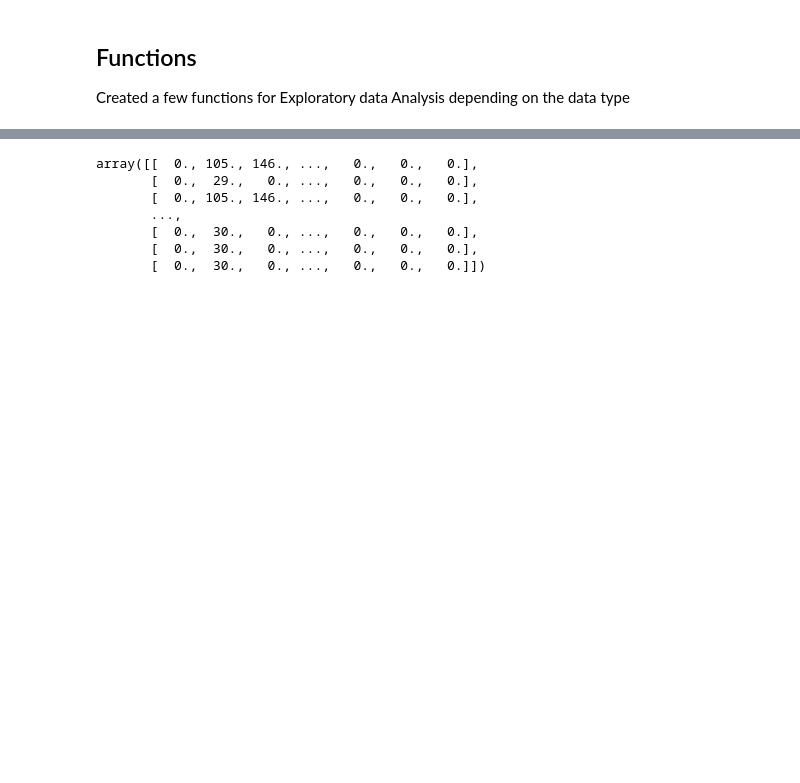
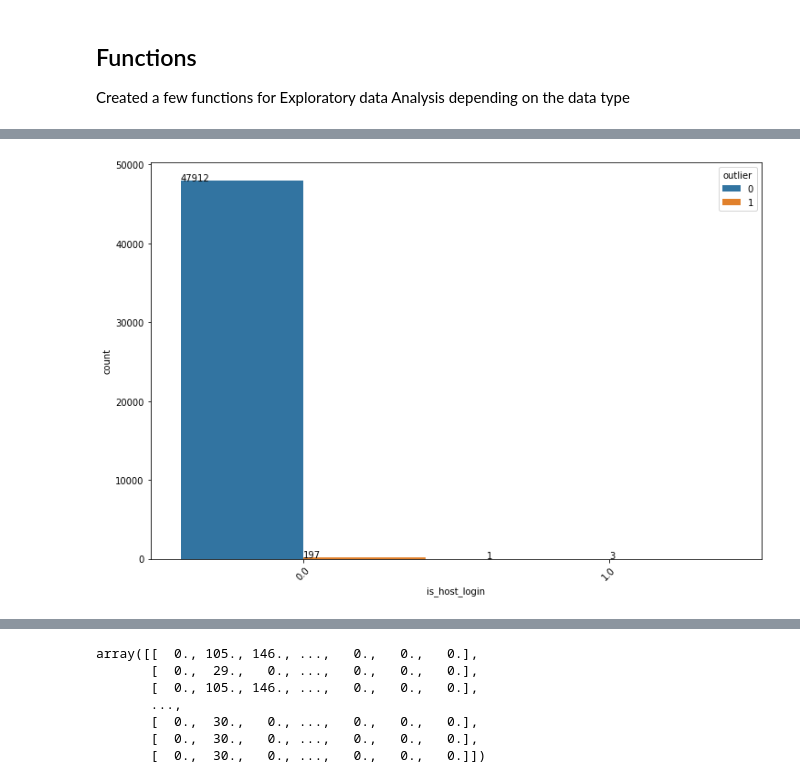
Before and after one commit to alvin20142/Intrusion_Detection, a Jupyter notebook: Project 4.ipynb, the cells around one changed output, grey strips where cells are left out. Cells and saved outputs as stored; diff of their text form; code cells hidden in the pictures; blank space fills up the shorter version.

```diff
--- a/Project 4.ipynb
+++ b/Project 4.ipynb
@@ -181,0 +251,4 @@ Name: outlier@{no,yes}, dtype: int64
+# %%
+compare_categorical('is_host_login')
+# %% [output]
+[figure, added]
```
Also changed, not shown: parts of 85 cells of this notebook.
